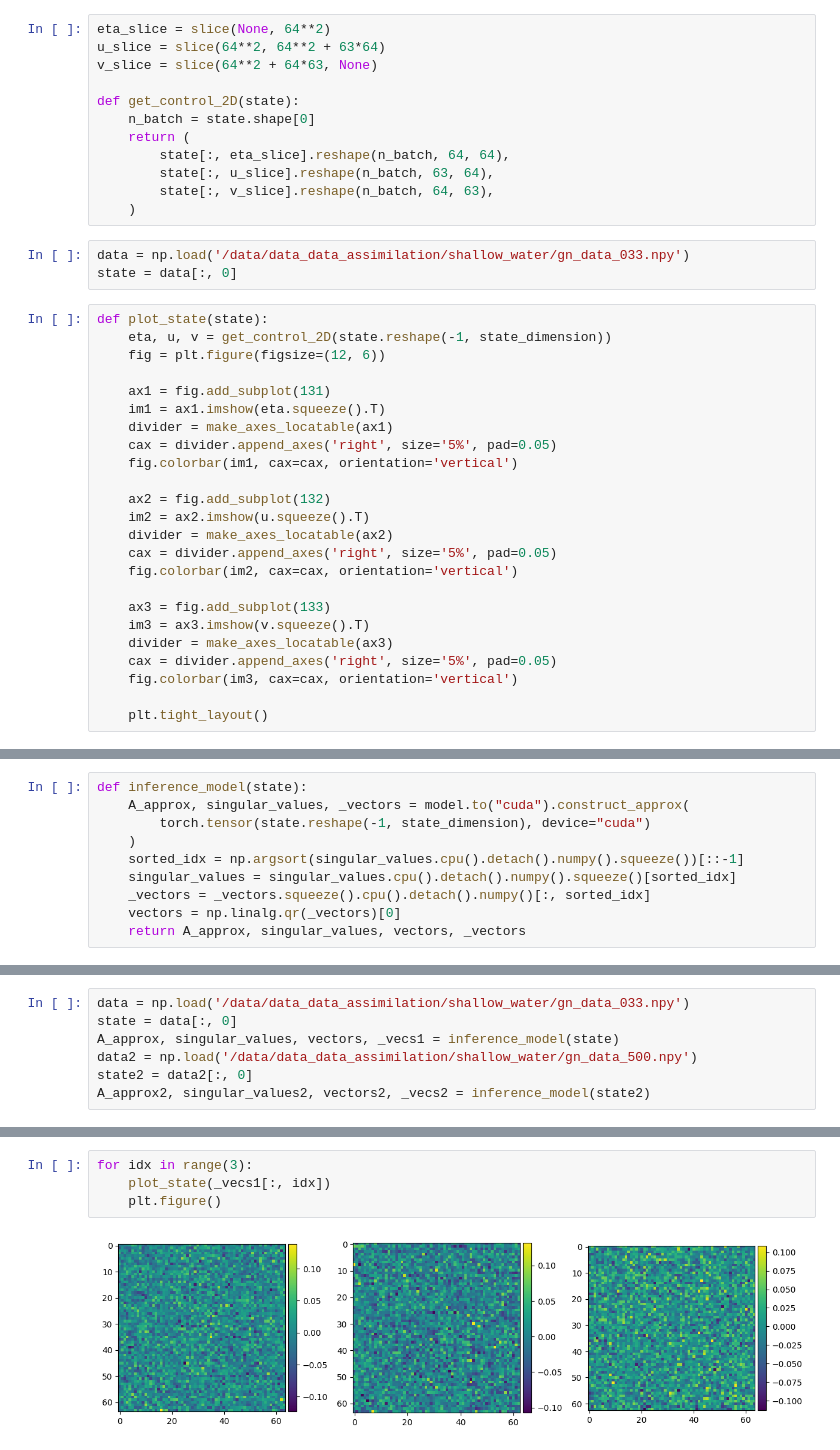
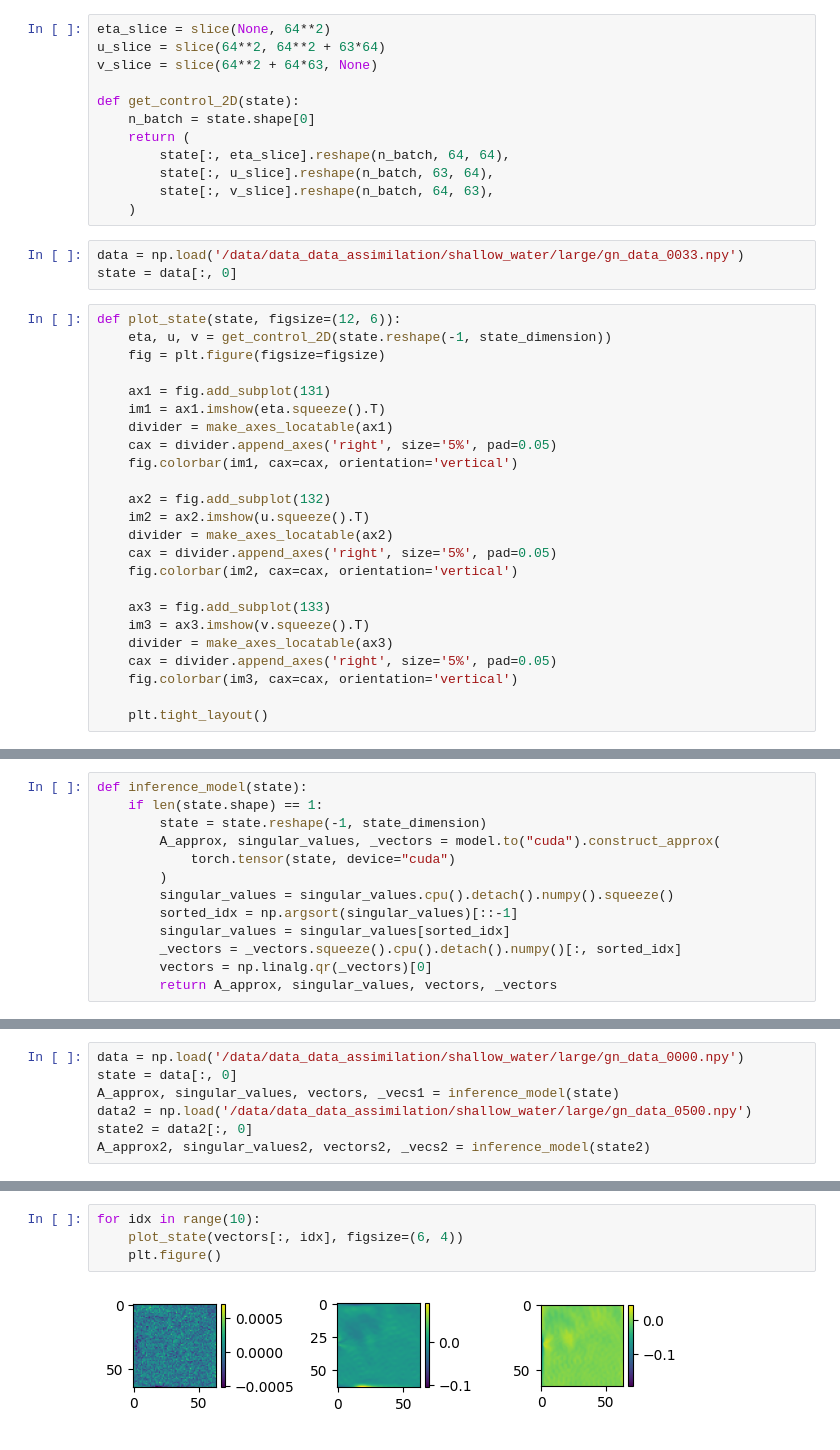
Before and after one commit to VTrappler/ML_preconditioners, a Jupyter notebook: SW/inference.ipynb, the cells around one changed output, grey strips where cells are left out. Drawn from its saved outputs; the diff is of its cells as text.

```diff
--- a/SW/inference.ipynb
+++ b/SW/inference.ipynb
@@ -73,12 +70,12 @@ def get_control_2D(state):
         state[:, v_slice].reshape(n_batch, 64, 63),
     )
 # %%
-data = np.load('/data/data_data_assimilation/shallow_water/gn_data_033.npy')
+data = np.load('/data/data_data_assimilation/shallow_water/large/gn_data_0033.npy')
 state = data[:, 0]
 # %%
-def plot_state(state):
+def plot_state(state, figsize=(12, 6)):
     eta, u, v = get_control_2D(state.reshape(-1, state_dimension))
-    fig = plt.figure(figsize=(12, 6))
+    fig = plt.figure(figsize=figsize)
 
     ax1 = fig.add_subplot(131)
     im1 = ax1.imshow(eta.squeeze().T)
@@ -106,10 +103,13 @@ plot_state(data[:, 0]/(40*4))
 # %%
 def inference_model(state):
-    A_approx, singular_values, _vectors = model.to("cuda").construct_approx(
-        torch.tensor(state.reshape(-1, state_dimension), device="cuda")
-    )
-    sorted_idx = np.argsort(singular_values.cpu().detach().numpy().squeeze())[::-1]
-    singular_values = singular_values.cpu().detach().numpy().squeeze()[sorted_idx]
-    _vectors = _vectors.squeeze().cpu().detach().numpy()[:, sorted_idx]
-    vectors = np.linalg.qr(_vectors)[0]
-    return A_approx, singular_values, vectors, _vectors
+    if len(state.shape) == 1:
+        state = state.reshape(-1, state_dimension)
+        A_approx, singular_values, _vectors = model.to("cuda").construct_approx(
+            torch.tensor(state, device="cuda")
+        )
+        singular_values = singular_values.cpu().detach().numpy().squeeze()
+        sorted_idx = np.argsort(singular_values)[::-1]
+        singular_values = singular_values[sorted_idx]
+        _vectors = _vectors.squeeze().cpu().detach().numpy()[:, sorted_idx]
+        vectors = np.linalg.qr(_vectors)[0]
+        return A_approx, singular_values, vectors, _vectors
@@ -116,7 +120,7 @@ def inference_model(state):
 # %%
-data = np.load('/data/data_data_assimilation/shallow_water/gn_data_033.npy')
+data = np.load('/data/data_data_assimilation/shallow_water/large/gn_data_0000.npy')
 state = data[:, 0]
 A_approx, singular_values, vectors, _vecs1 = inference_model(state)
-data2 = np.load('/data/data_data_assimilation/shallow_water/gn_data_500.npy')
+data2 = np.load('/data/data_data_assimilation/shallow_water/large/gn_data_0500.npy')
 state2 = data2[:, 0]
 A_approx2, singular_values2, vectors2, _vecs2 = inference_model(state2)
@@ -128,7 +171,7 @@ array([-1.71308321, -1.69482679, -2.00481634, ..., -2.07950988,
 # %%
-for idx in range(3):
-    plot_state(_vecs1[:, idx])
+for idx in range(10):
+    plot_state(vectors[:, idx], figsize=(6, 4))
     plt.figure()
 # %% [output]
-[figure, old version]
+[figure, new version]
 <Figure size 640x480 with 0 Axes>
```
Also changed, not shown: parts of 17 cells of this notebook, 19 other files.
